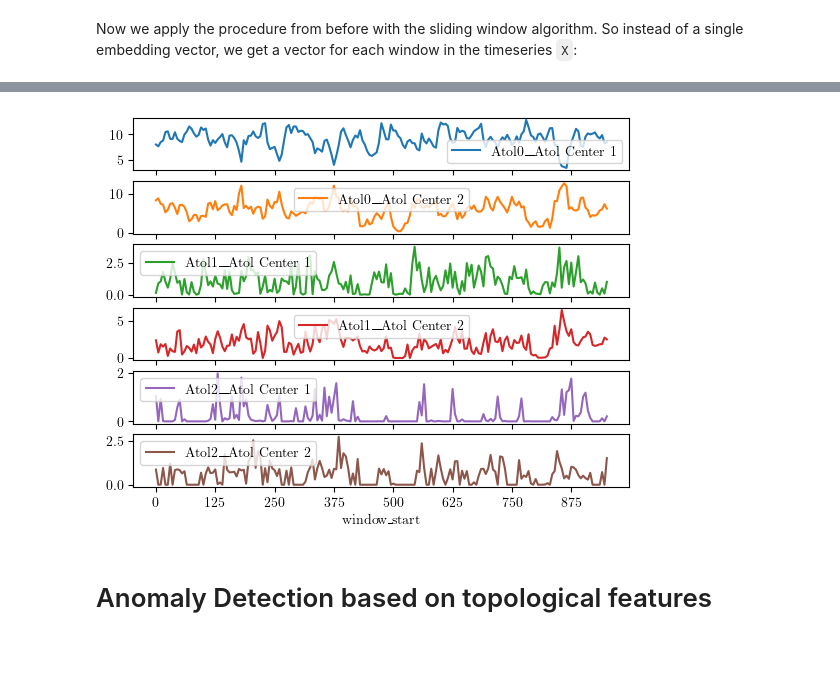
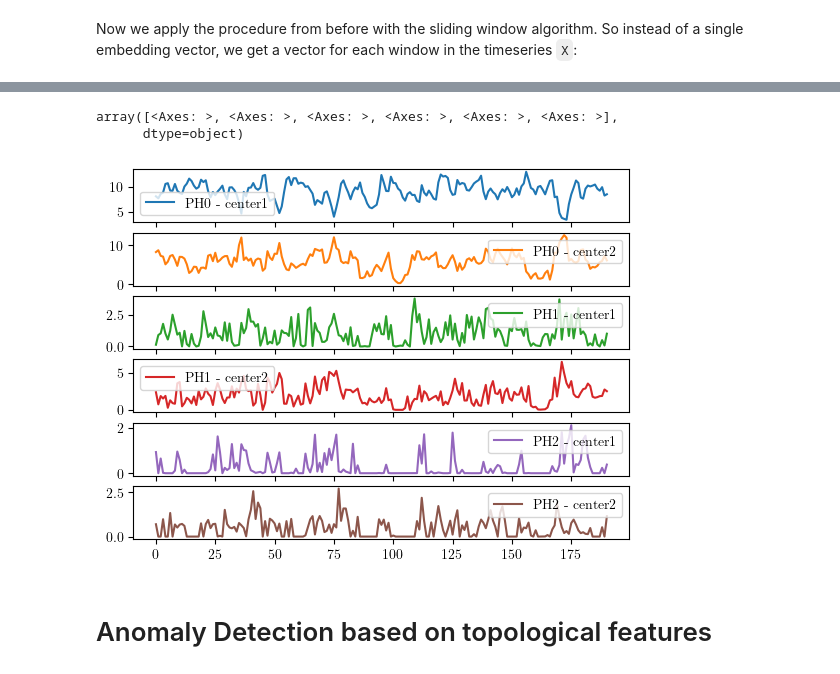
Before and after one commit to IRT-SystemX/tdaad, a Jupyter notebook: examples/oua_tutorial.ipynb, the cells around one changed output, grey strips where cells are left out. Saved outputs shown, nothing was run; the diff lists cells and outputs as text; code cells hidden in the pictures.

```diff
--- a/examples/oua_tutorial.ipynb
+++ b/examples/oua_tutorial.ipynb
@@ -127,13 +129,12 @@ embedding
 # %%
 import matplotlib
 matplotlib.rcParams['text.usetex'] = True
 
-embedding.loc[X.index[0], :] = np.nan
-axes = embedding.plot(subplots=True)
-# for ax in axes:
-    # ax.get_xaxis().set_visible(False)
+pd.DataFrame(embedding, columns=[f"PH{i // 2} - center{i % 2 + 1}" for i in range(6)]).plot(subplots=True)
 # %% [output]
+array([<Axes: >, <Axes: >, <Axes: >, <Axes: >, <Axes: >, <Axes: >],
+      dtype=object)
-[figure, old version]
+[figure, new version]
 # %% [markdown]
 # Anomaly Detection based on topological features
 # %% [markdown]
```
Also changed, not shown: parts of 4 cells of this notebook, 8 other files.
